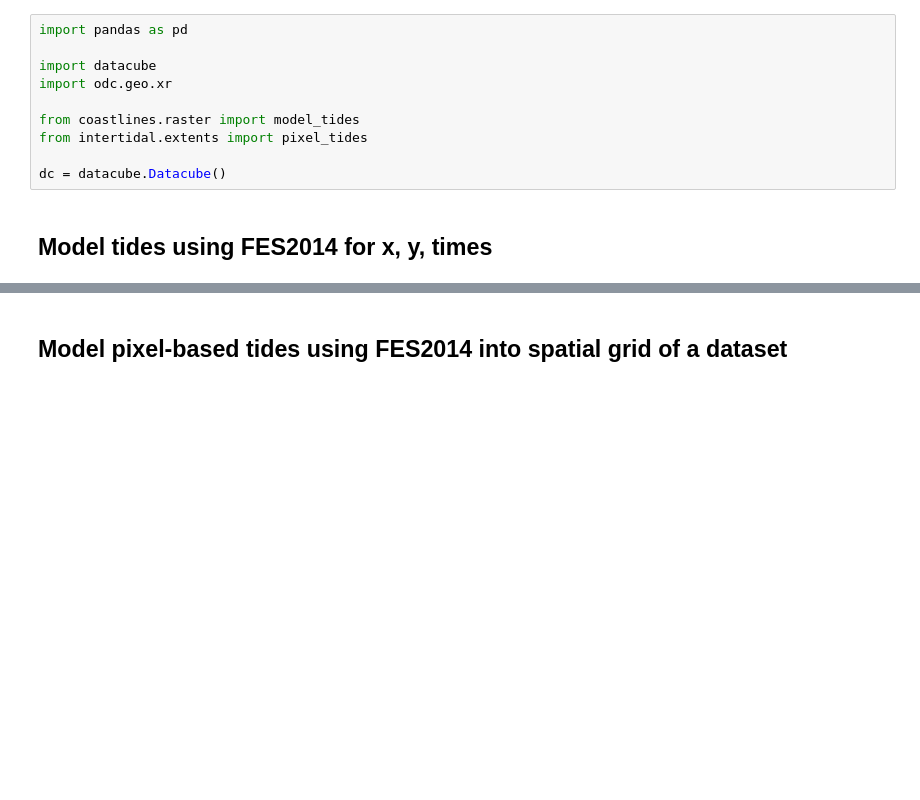
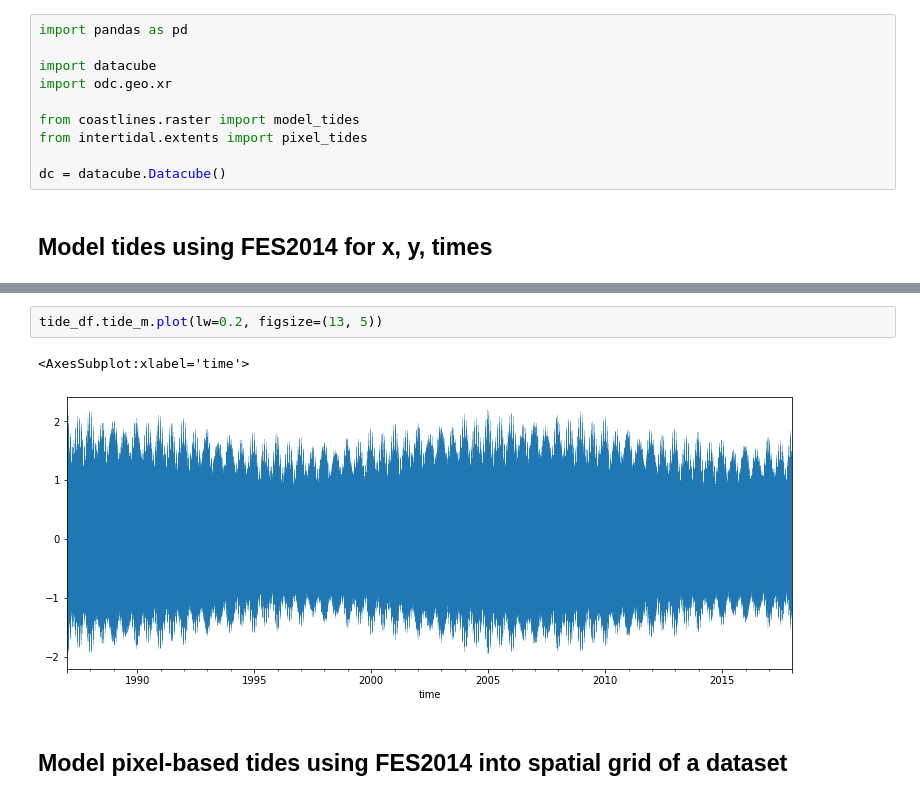
Before and after one commit to GeoscienceAustralia/dea-intertidal, a Jupyter notebook: notebooks/Using_pixel_tide_modelling.ipynb, the cells around one changed output, grey strips where cells are left out. Saved outputs shown, nothing was run; the diff lists cells and outputs as text; blank space fills up the shorter version.

```diff
--- a/notebooks/Using_pixel_tide_modelling.ipynb
+++ b/notebooks/Using_pixel_tide_modelling.ipynb
@@ -52,3 +50,8 @@ tide_df
+# %%
+tide_df.tide_m.plot(lw=0.2, figsize=(13, 5))
+# %% [output]
+<AxesSubplot:xlabel='time'>
+[figure, added]
 # %% [markdown]
 ## Model pixel-based tides using FES2014 into spatial grid of a dataset
 # %% [markdown]
```
Also changed, not shown: parts of 10 cells of this notebook, 2 other files.
